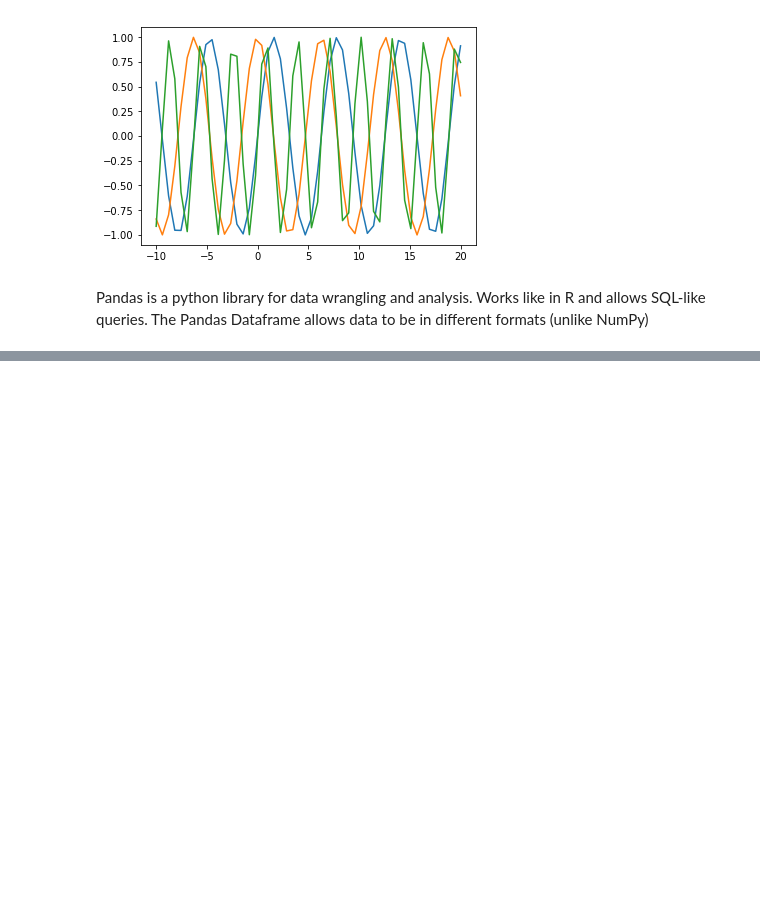
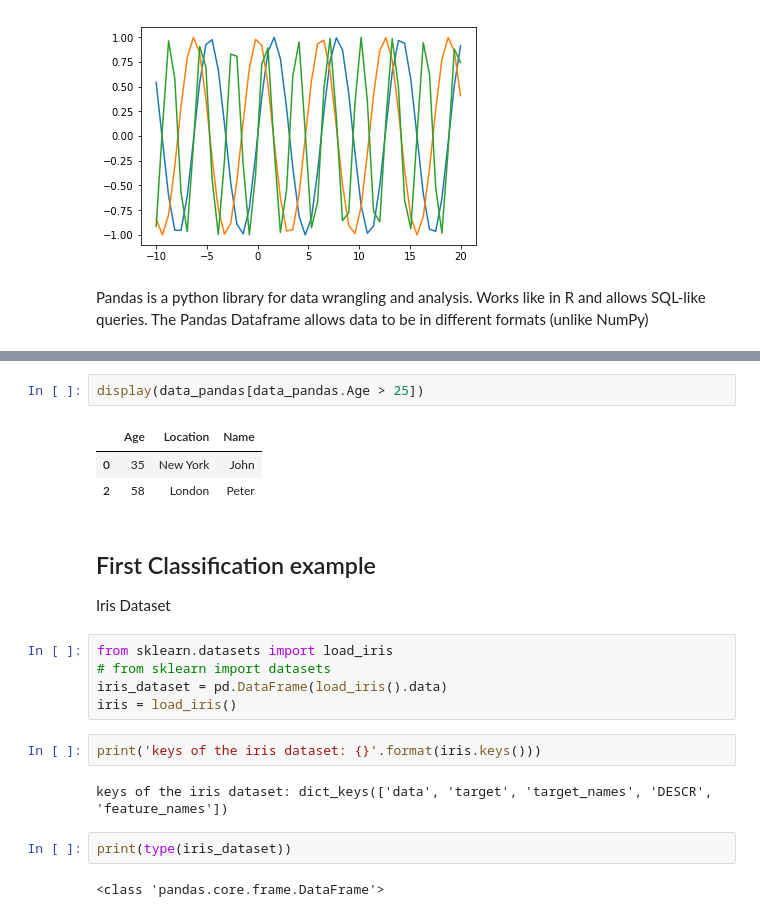
Before and after one commit to yacoan81/introML, a Jupyter notebook: intro ML.ipynb, the cells around one changed output, grey strips where cells are left out. Cells and saved outputs as stored; diff of their text form; blank space fills up the shorter version.

```diff
--- a/intro ML.ipynb
+++ b/intro ML.ipynb
@@ -81,0 +97,22 @@ print(data,type(data))
+# %%
+display(data_pandas[data_pandas.Age > 25])
+# %% [output]
+|  | Age | Location | Name |
+| 0 | 35 | New York | John |
+| 2 | 58 | London | Peter |
+# %% [markdown]
+## First Classification example
+Iris Dataset
+# %%
+from sklearn.datasets import load_iris
+# from sklearn import datasets
+iris_dataset = pd.DataFrame(load_iris().data)
+iris = load_iris()
+# %%
+print('keys of the iris dataset: {}'.format(iris.keys()))
+# %% [output]
+keys of the iris dataset: dict_keys(['data', 'target', 'target_names', 'DESCR', 'feature_names'])
+# %%
+print(type(iris_dataset))
+# %% [output]
+<class 'pandas.core.frame.DataFrame'>
```
Also changed, not shown: parts of 5 cells of this notebook.
